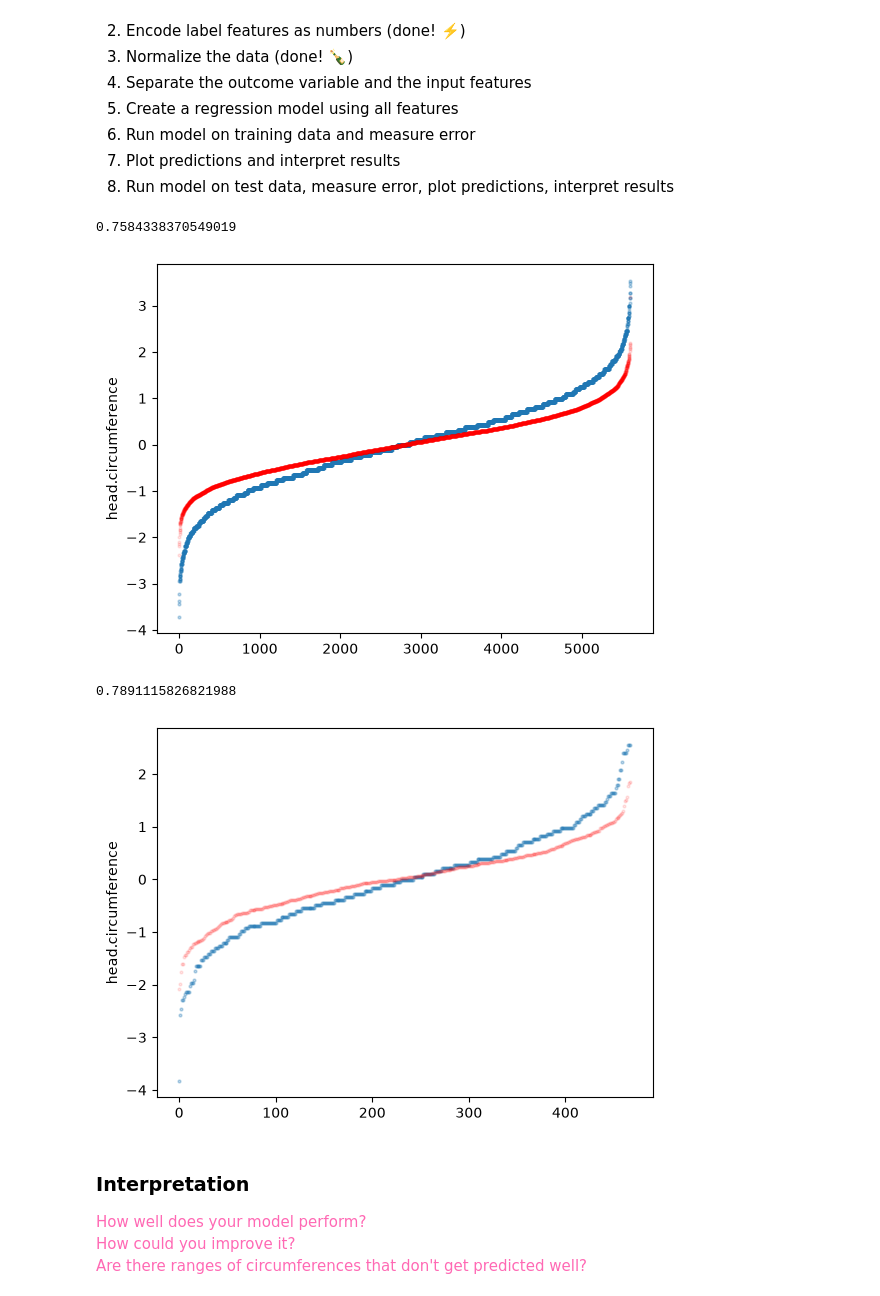
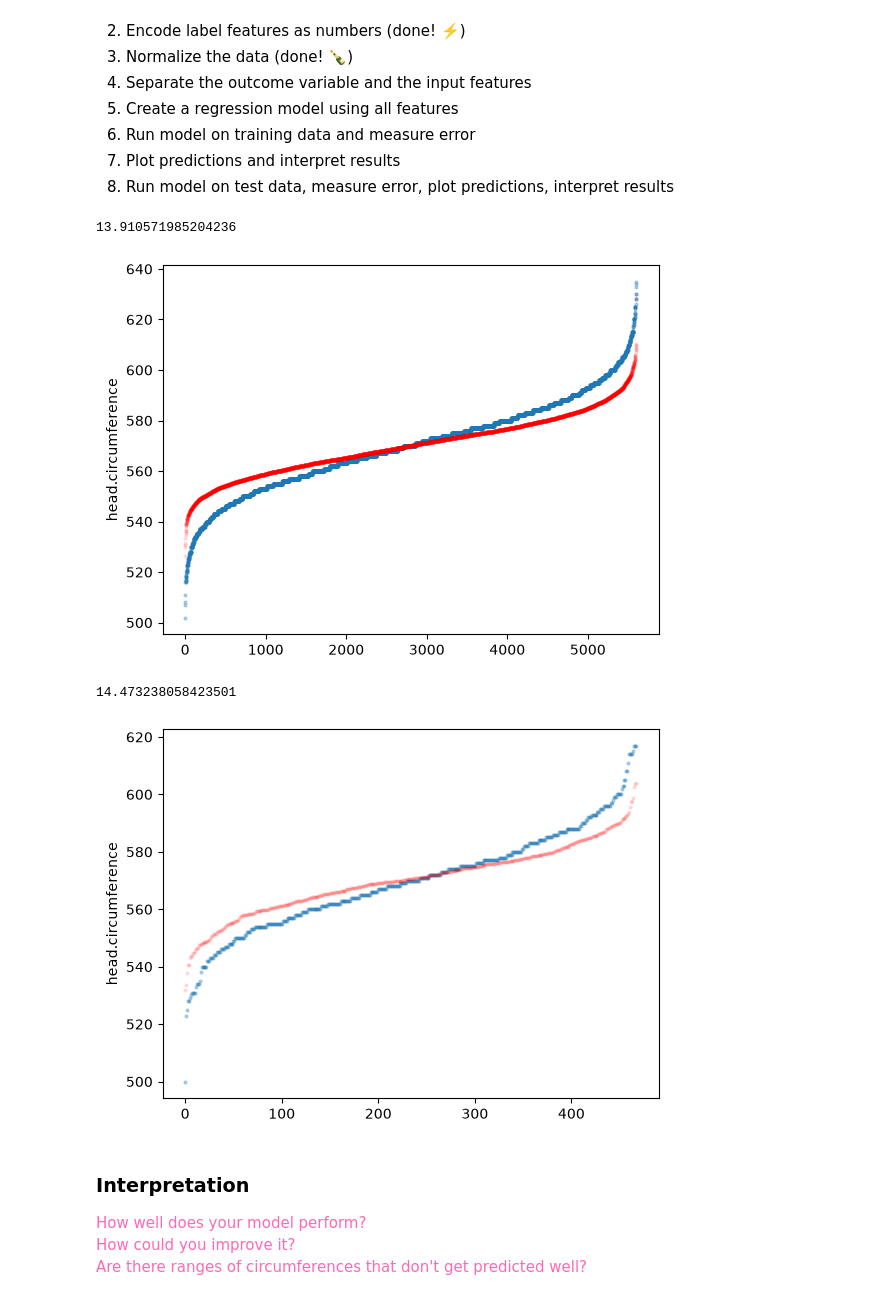
Before and after one commit to nshimao-PSAM-5020/5020-Homework07, a Jupyter notebook: Homework07.ipynb, the cells around one changed output. Saved outputs shown, nothing was run; the diff lists cells and outputs as text; code cells hidden in the pictures.

```diff
--- a/Homework07.ipynb
+++ b/Homework07.ipynb
@@ -283,7 +283,7 @@ From our [Week 07](https://github.com/PSAM-5020-2026F-A/WK07) notebook, we can c
 # Work on Regression Model here
 
 ## Separate outcome variable and input features
-out = ansur_scaled_df[["head.circumference"]]
+out = ansur_df[["head.circumference"]]
 ind = ansur_scaled_df.drop(columns=["head.circumference"])
 
 ## Create a regression model
@@ -295,15 +295,15 @@ predicted_hc = model.predict(ind)
 ## Measure error on training data
 print(regression_error(out, predicted_hc))
 # %% [output]
-0.7584338370549019
+13.910571985204236
 # %%
 ## Plot predictions and interpret results
-plt.plot(sorted(ansur_scaled_df["head.circumference"]), marker='o', linestyle='', alpha=0.3, markersize=2)
+plt.plot(sorted(ansur_df["head.circumference"]), marker='o', linestyle='', alpha=0.3, markersize=2)
 plt.plot(sorted(predicted_hc), color='r', marker='o', markersize=2, linestyle='', alpha=0.1)
 plt.ylabel("head.circumference")
 plt.show()
 # %% [output]
-[figure, old version]
+[figure, new version]
 # %%
 ## Load Test Data
 ANSUR_TEST_FILE = "https://raw.githubusercontent.com/PSAM-5020-2026F-A/5020-utils/main/datasets/json/ansur-test.json"
@@ -319,7 +319,7 @@ ansur_test_encoded_df[["gender"]] = g_vals
 ansur_test_scaled_df = ansur_scaler.transform(ansur_test_encoded_df)
 # %%
 ## Run model on test data
-out_test = ansur_test_scaled_df[["head.circumference"]]
+out_test = ansur_test_df[["head.circumference"]]
 ind_test = ansur_test_scaled_df.drop(columns=["head.circumference"])
 
 ## Measure error on test data
@@ -332,8 +332,8 @@ plt.plot(sorted(predicted_test_hc), color='r', marker='o', markersize=2, linesty
 plt.ylabel("head.circumference")
 plt.show()
 # %% [output]
-0.7891115826821988
+14.473238058423501
-[figure, old version]
+[figure, new version]
 # %% [markdown]
 ### Interpretation
 
```
